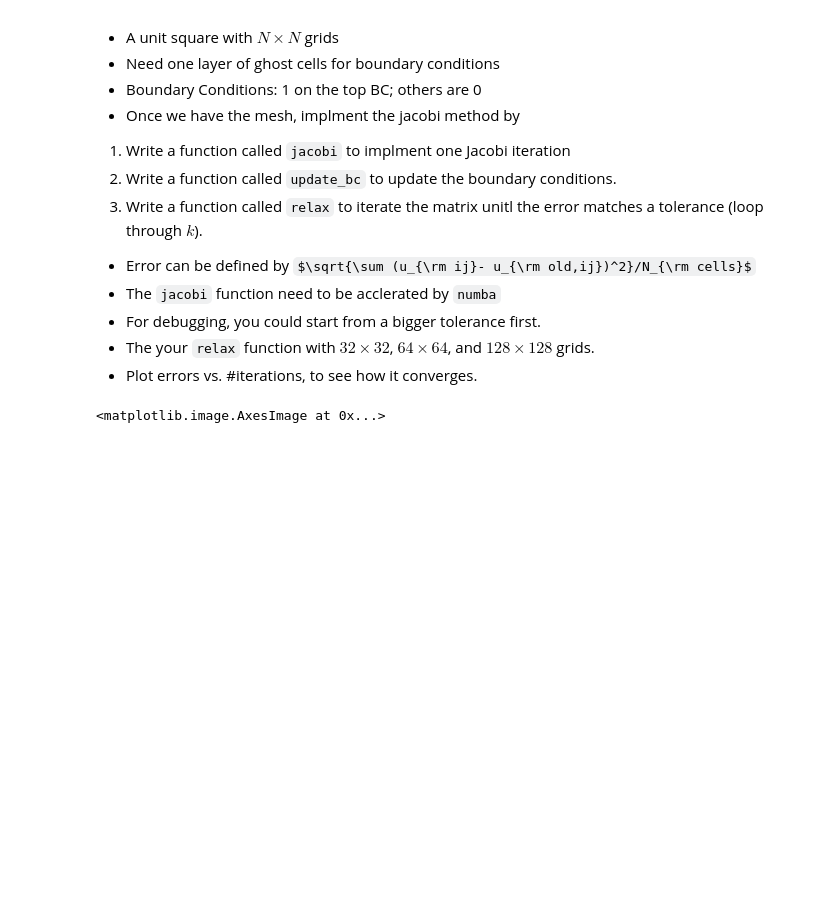
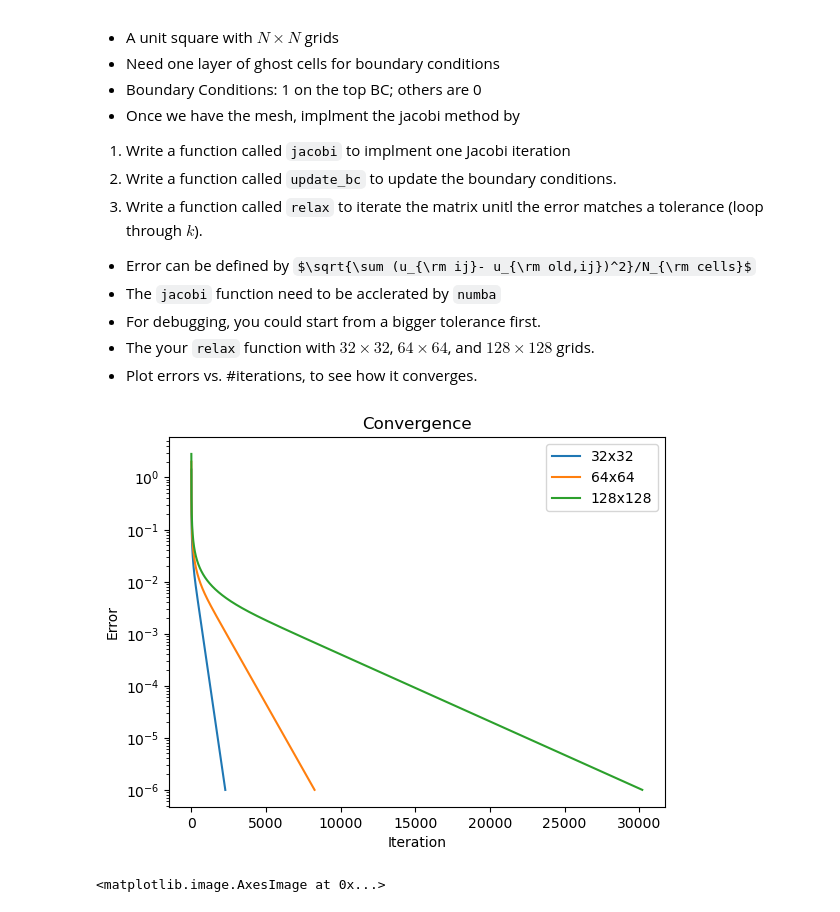
Before and after one commit to ricky4280/computationalPhysics-112, a Jupyter notebook: project3/project3_demo5.ipynb, the cells around one changed output. Cells and saved outputs as stored; diff of their text form; code cells hidden in the pictures; some formulas as TeX source; blank space fills up the shorter version.

```diff
--- a/project3/project3_demo5.ipynb
+++ b/project3/project3_demo5.ipynb
@@ -103,7 +103,7 @@ def update_bc(u):
     u[:,-1] = 1.0   # top boundary
     return u
 
-def relax(u, tolerence, maxiter=10):
+def relax(u, tolerence, maxiter=10000):
     nx, ny = u.shape # including ghost cells
     u = update_bc(u)
     err_list = []
@@ -119,13 +119,27 @@ def relax(u, tolerence, maxiter=10):
     return u, err_list, iter
 # %%
 u, x, y, dx, dy = generate_mesh(32,32)
-u_j, err32_j, iter32_j = relax(u, tolerence=1e-6, maxiter=1000_000)
+u32_j, err32_j, iter32_j = relax(u, tolerence=1e-6, maxiter=10000)
 # %%
 # 64 jobobi
 u, x, y, dx, dy = generate_mesh(64,64)
-u64_j, err64_j, iter64_j = relax(u, tolerence=1e-6, maxiter=1000_000)
+u64_j, err64_j, iter64_j = relax(u, tolerence=1e-6, maxiter=10000)
 # %%
 # 128 jobobi
 u, x, y, dx, dy = generate_mesh(128,128)
 u128_j, err128_j, iter128_j = relax(u, tolerence=1e-6, maxiter=1000_000)
+# %%
+# plot iter vs err
+plt.figure()
+plt.plot(iter32_j, err32_j, label='32x32')
+plt.plot(iter64_j, err64_j, label='64x64')
+plt.plot(iter128_j, err128_j, label='128x128')
+plt.yscale('log')
+plt.xlabel('Iteration')
+plt.ylabel('Error')
+plt.title('Convergence')
+plt.legend()
+plt.show()
+# %% [output]
+[figure, added]
 # %%
```
Also changed, not shown: parts of 10 cells of this notebook.
